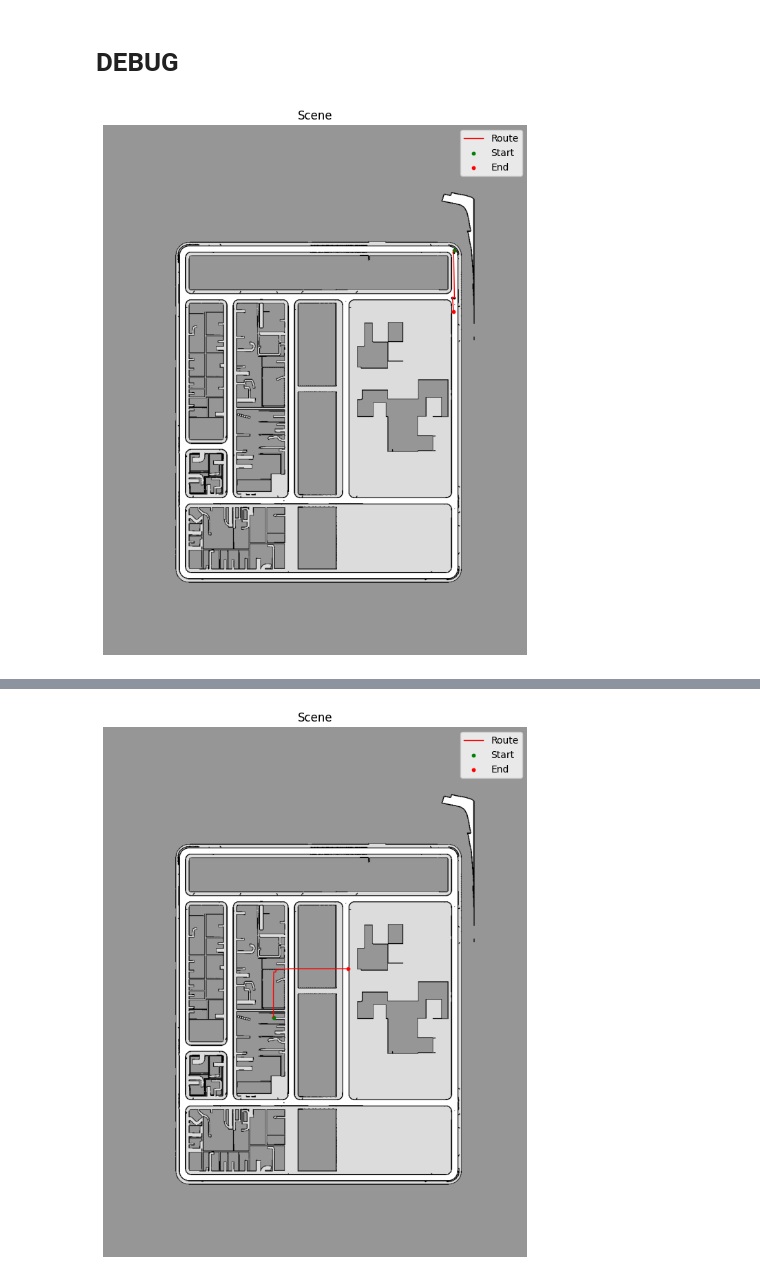
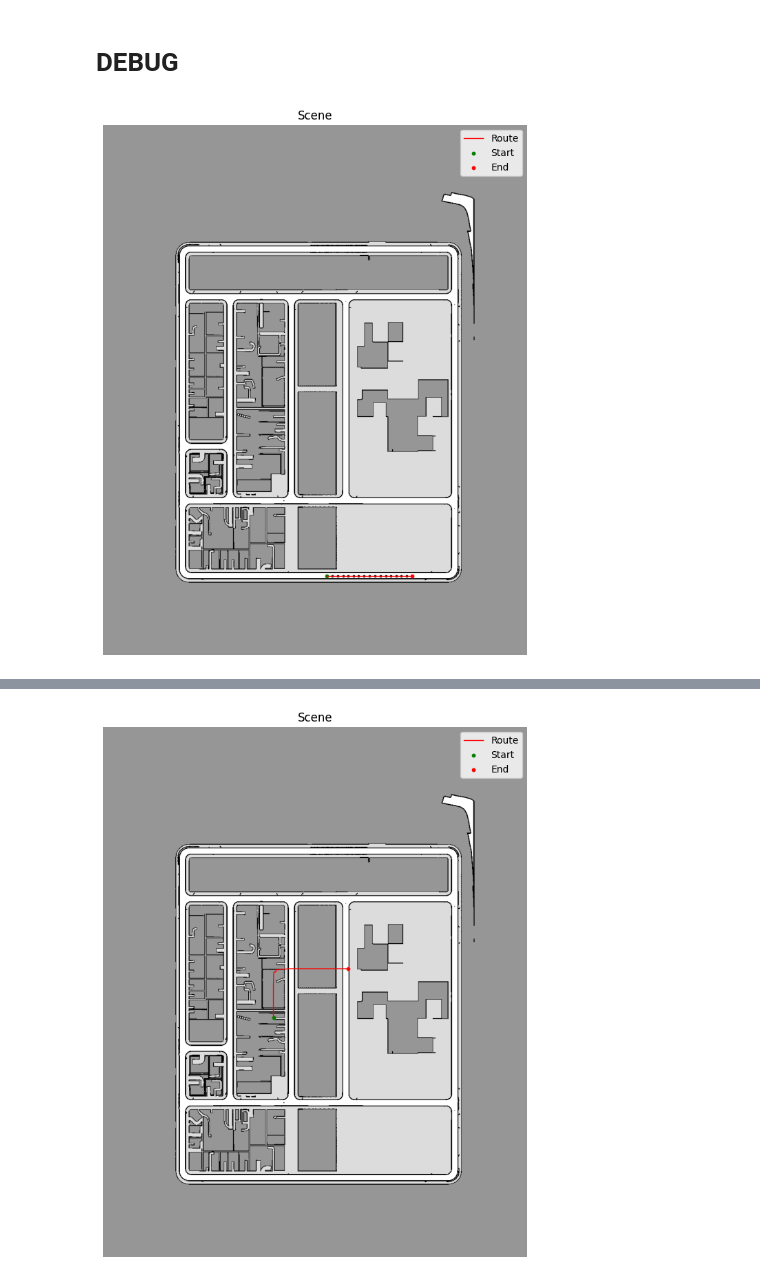
Before and after one commit to danielmtzbarba/carlabev-env, a Jupyter notebook: CarlaBEV/scripts/route_generator.ipynb, the cells around one changed output, grey strips where cells are left out. Drawn from its saved outputs; the diff is of its cells as text; code cells hidden in the pictures.

Commit message:
bugfix scene generation

```diff
--- a/CarlaBEV/scripts/route_generator.ipynb
+++ b/CarlaBEV/scripts/route_generator.ipynb
@@ -80,22 +80,31 @@ def compute_routes_img(scene_df):
         scene_df.loc[idx, "ry"] = ry
     return scene_df
 
-def compute_routes_graph(scene_df):
-    lane = 'left'
+def compute_routes_graph(scene_df, planner):
+    lane = 'center'
     for idx, row in scene_df.iterrows():
         id = 0
         _, class_id, start, goal, _, _ = row
         if class_id == "pedestrians":
             id = 1
-        planner = GraphPlanner(graph_path="planning_graph.pkl")
-        rx, ry = planner.find_global_path(start, goal, lane)
+        path = planner.find_path(start, goal)
+
+        # Remove duplicates
+        filtered_coords = [path[0]]
+        for pt in path[1:]:
+            if not np.allclose(pt, filtered_coords[-1]):
+                filtered_coords.append(pt)
+        filtered_coords = np.array(filtered_coords, dtype=np.int32)
+        rx = [int(coord) for coord in filtered_coords[:, 0]]
+        ry = [int(coord) for coord in filtered_coords[:, 1]]
         scene_df.astype({'rx': "object", 'ry': "object"}).dtypes
         scene_df.loc[idx, "rx"] = rx
         scene_df.loc[idx, "ry"] = ry
+
     return scene_df
 
 
-def get_scene_df(scene_id, actors_dict):
+def get_scene_df(scene_id, actors_dict, planner):
     scene = []
     cols = ["scene_id", "class", "start", "goal", "rx", "ry"]
     for class_id in actors_dict.keys():
@@ -103,7 +112,7 @@ def get_scene_df(scene_id, actors_dict):
             scene.extend(append_to_scene(scene_id, actors, class_id))
 
     scene_df = pd.DataFrame(scene, columns=cols)
-    scene_df = compute_routes_graph(scene_df)
+    scene_df = compute_routes_graph(scene_df, planner)
     scene_df.to_csv(f"../assets/scenes/{scene_id}.csv")
     return scene_df
 # %% [markdown]
@@ -274,38 +215,38 @@ def display_random_route_from_waypoints(G_planning, rgbmap, min_distance=1000, m
 # %%
-# SCENE
-scene_id = "scene-debug"
 # Find a route in the center lane within 2000 pixels
-rx, ry = planner.find_random_route(
-    lane_type='center',
+start, end = planner.get_random_nodes(
     min_distance=500,
     max_distance=2000,
-    merge_threshold=1
 )
 
 pedestrians = [
 ]
 
 vehicles = [
 ]
 
 agent = [
-    [(rx[0], ry[0]), (rx[len(rx)-1], ry[len(ry)-1])]
+    [start, end]
 ]
 
 debug_scene_dict = {
     "agent": agent,
 	"pedestrians": pedestrians,
 	"vehicles": vehicles
 }
 
-scene_df = get_scene_df(scene_id, debug_scene_dict)
+
+# SCENE
+scene_id = "scene-10"
+#
+scene_df = get_scene_df(scene_id, debug_scene_dict, planner)
 
 scene_builder_1 = SceneBuilder([scene_id], 1024, semap_8)
 scene_builder_8 = SceneBuilder([scene_id], 128, semap_8)
 
 actors_1 = scene_builder_1.get_scene_actors(scene_id)
 actors_8 = scene_builder_8.get_scene_actors(scene_id)
 
 draw_scene(rgbmap_8, actors_8)
 # %% [output]
-[figure, old version]
+[figure, new version]
```
Also changed, not shown: parts of 8 cells of this notebook, 18 other files.
